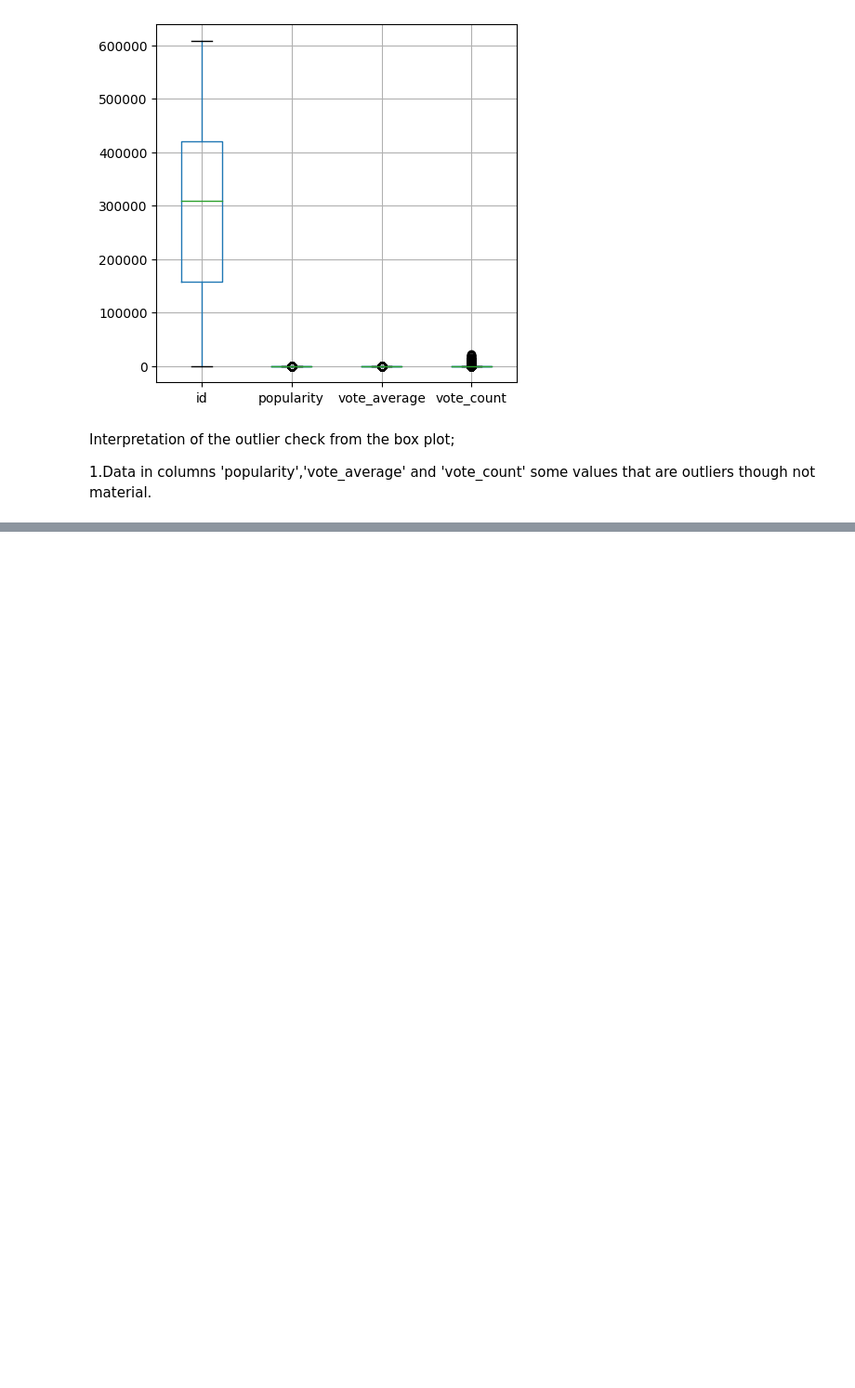
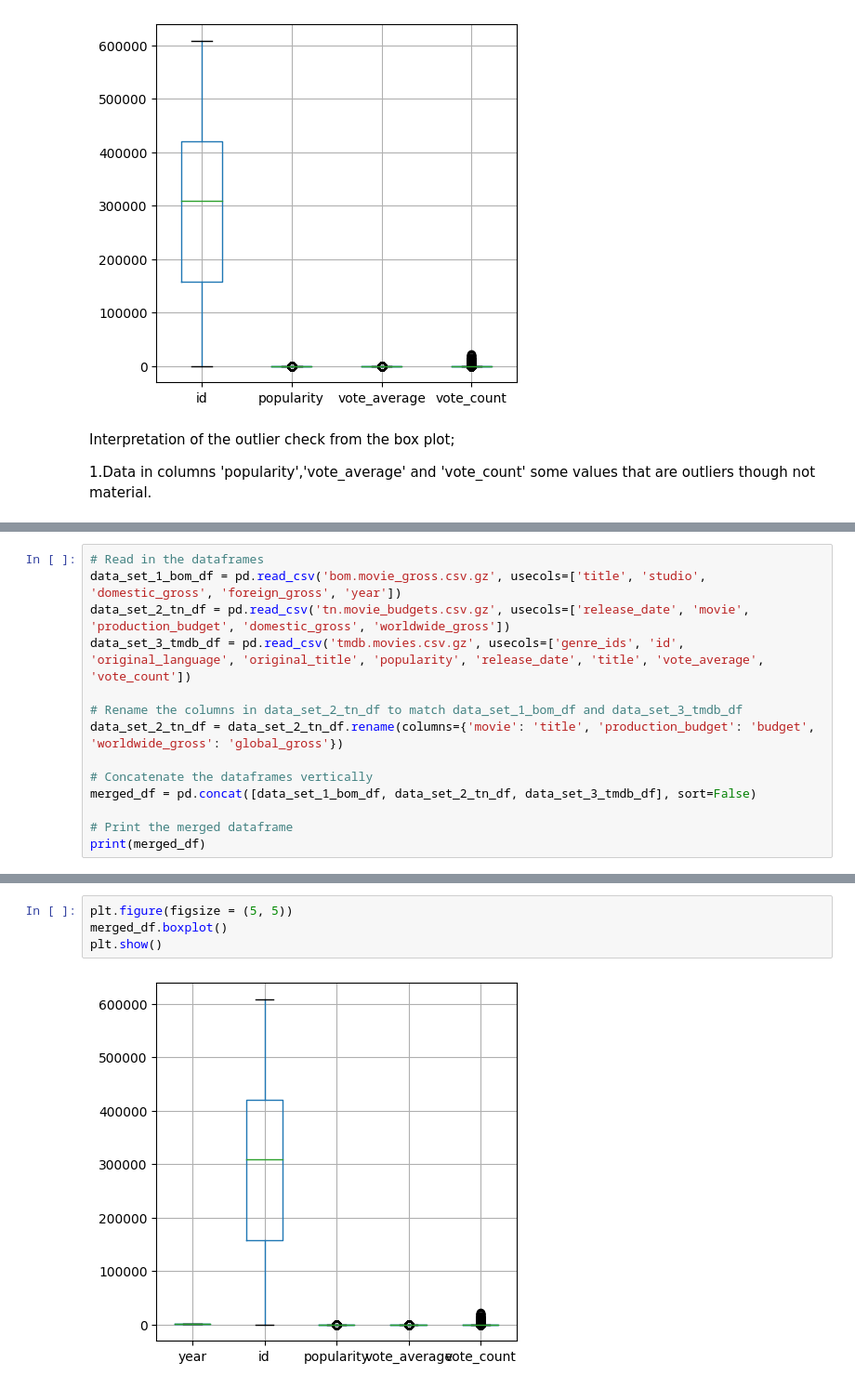
Before and after one commit to learn-co-curriculum/dsc-data-serialization-lab, a Jupyter notebook: Copy_of_Phase_1_Project_Sgathai_PRT3_Noah_Kandie.ipynb, the cells around one changed output, grey strips where cells are left out. Shown at 93% size. Drawn from its saved outputs; the diff is of its cells as text; blank space fills up the shorter version.

```diff
--- a/Copy_of_Phase_1_Project_Sgathai_PRT3_Noah_Kandie.ipynb
+++ b/Copy_of_Phase_1_Project_Sgathai_PRT3_Noah_Kandie.ipynb
@@ -725,0 +757,14 @@ Interpretation of the outlier check from the box plot;
+# %%
+# Read in the dataframes
+data_set_1_bom_df = pd.read_csv('bom.movie_gross.csv.gz', usecols=['title', 'studio', 'domestic_gross', 'foreign_gross', 'year'])
+data_set_2_tn_df = pd.read_csv('tn.movie_budgets.csv.gz', usecols=['release_date', 'movie', 'production_budget', 'domestic_gross', 'worldwide_gross'])
+data_set_3_tmdb_df = pd.read_csv('tmdb.movies.csv.gz', usecols=['genre_ids', 'id', 'original_language', 'original_title', 'popularity', 'release_date', 'title', 'vote_average', 'vote_count'])
+
+# Rename the columns in data_set_2_tn_df to match data_set_1_bom_df and data_set_3_tmdb_df
+data_set_2_tn_df = data_set_2_tn_df.rename(columns={'movie': 'title', 'production_budget': 'budget', 'worldwide_gross': 'global_gross'})
+
+# Concatenate the dataframes vertically
+merged_df = pd.concat([data_set_1_bom_df, data_set_2_tn_df, data_set_3_tmdb_df], sort=False)
+
+# Print the merged dataframe
+print(merged_df)
@@ -725,0 +851,6 @@ Interpretation of the outlier check from the box plot;
+# %%
+plt.figure(figsize = (5, 5))
+merged_df.boxplot()
+plt.show()
+# %% [output]
+[figure, added]
```
Also changed, not shown: parts of 30 cells of this notebook.
